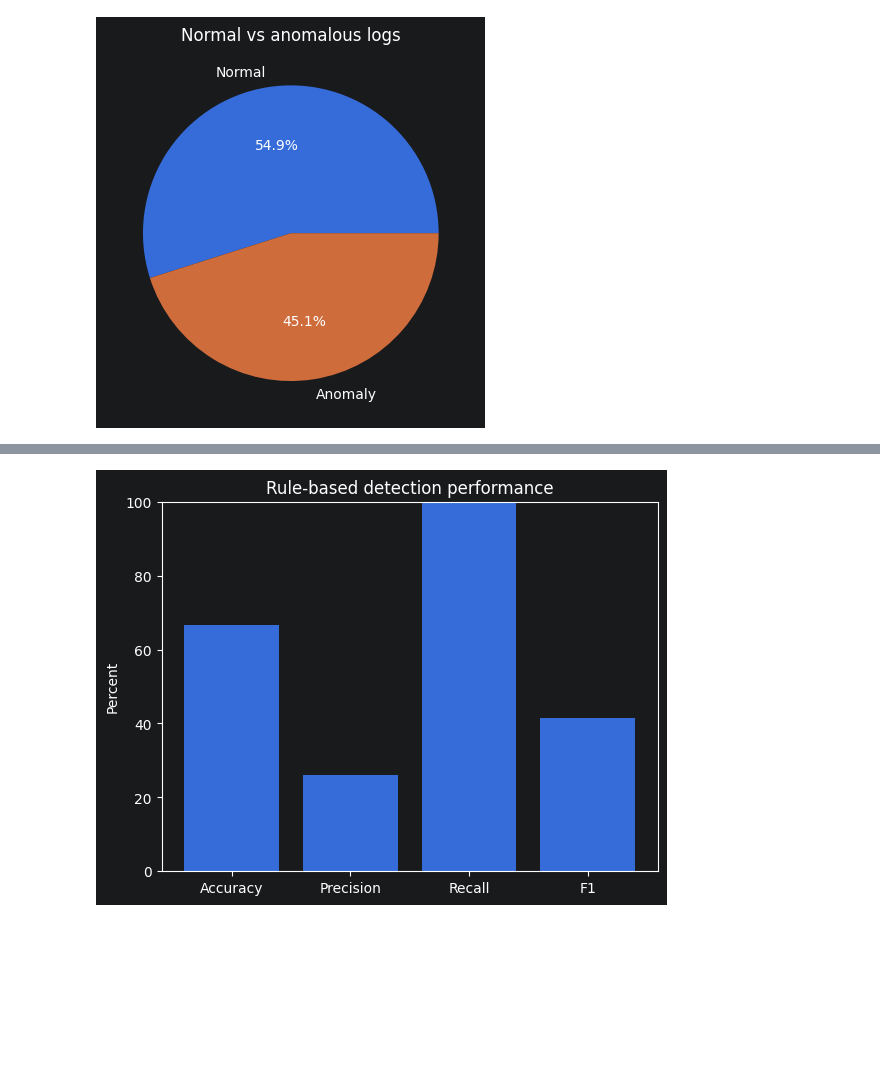
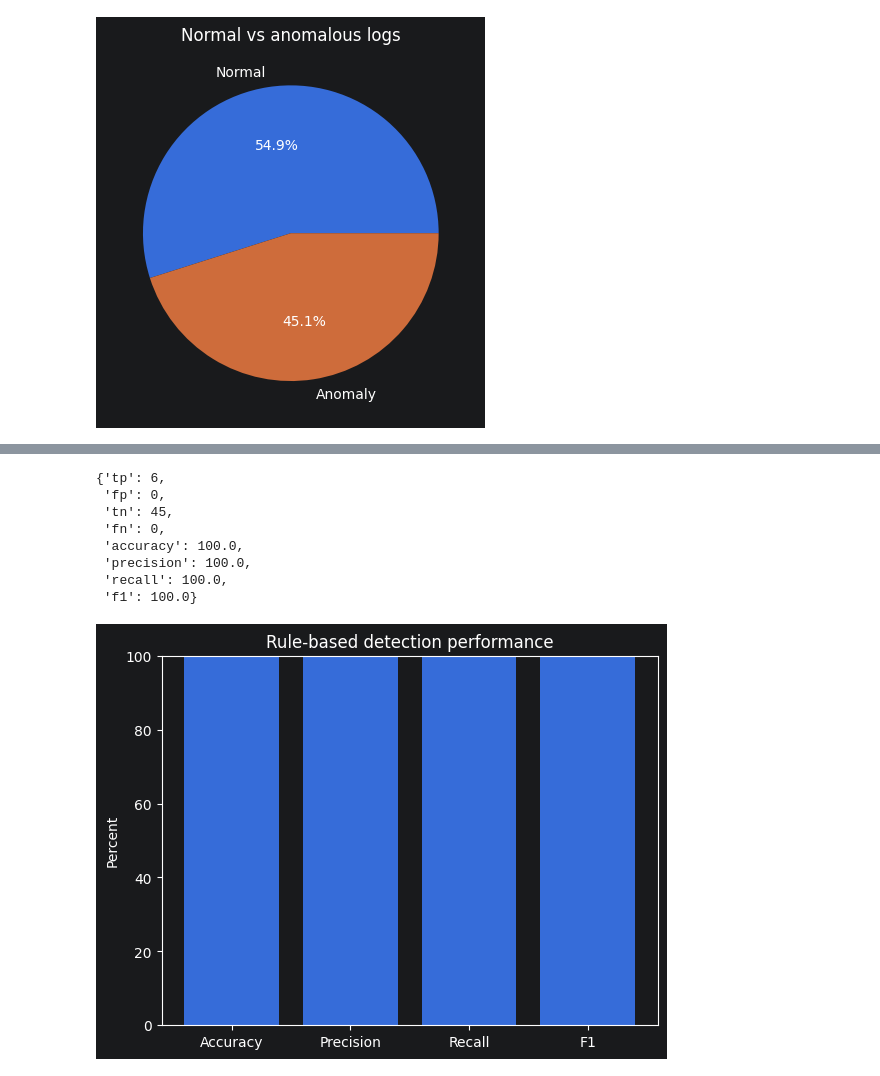
Before and after one commit to lukaskierzek/bihso_project, a Jupyter notebook: notebooks/presentation.ipynb, the cells around one changed output, grey strips where cells are left out. Drawn from its saved outputs; the diff is of its cells as text; code cells hidden in the pictures; blank space fills up the shorter version.

```diff
--- a/notebooks/presentation.ipynb
+++ b/notebooks/presentation.ipynb
@@ -219,30 +162,52 @@ metrics
 # %%
-import matplotlib.pyplot as plt
-
-labels = [
-    "Accuracy",
-    "Precision",
-    "Recall",
-    "F1"
-]
-
-values = [
-    metrics["accuracy"],
-    metrics["precision"],
-    metrics["recall"],
-    metrics["f1"]
-]
-
-plt.bar(labels, values)
-
-plt.ylim(0, 100)
-
-plt.title(
-    "Rule-based detection performance"
+# SKuteczność reguły Suspicious Command
+from src.preprocessing import (
+    calculate_baseline_metrics
 )
 
-plt.ylabel("Percent")
+metrics = calculate_baseline_metrics(
+    records
+)
 
-plt.show()
+metrics
 # %% [output]
-[figure, removed]
+{'tp': 6,
+ 'fp': 0,
+ 'tn': 45,
+ 'fn': 0,
+ 'accuracy': 100.0,
+ 'precision': 100.0,
+ 'recall': 100.0,
+ 'f1': 100.0}
+# %%
+# Wykres skutecznośći
+labels = [
+    "Accuracy",
+    "Precision",
+    "Recall",
+    "F1"
+]
+
+values = [
+    metrics["accuracy"],
+    metrics["precision"],
+    metrics["recall"],
+    metrics["f1"]
+]
+
+plt.bar(
+    labels,
+    values
+)
+
+plt.ylim(0, 100)
+
+plt.ylabel("Percent")
+
+plt.title(
+    "Rule-based detection performance"
+)
+
+plt.show()
+# %% [output]
+[figure, added]
```
Also changed, not shown: parts of 12 cells of this notebook, 13 other files.
